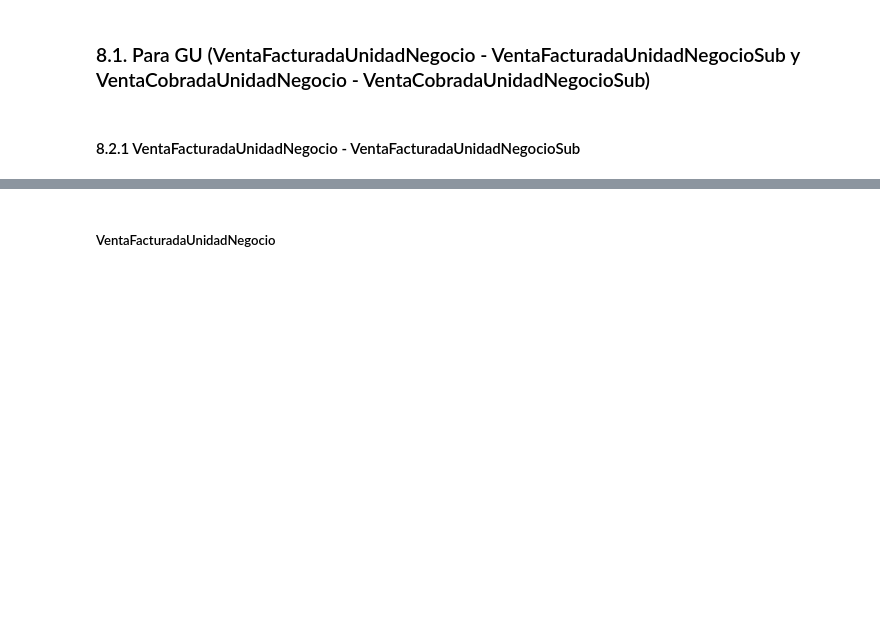
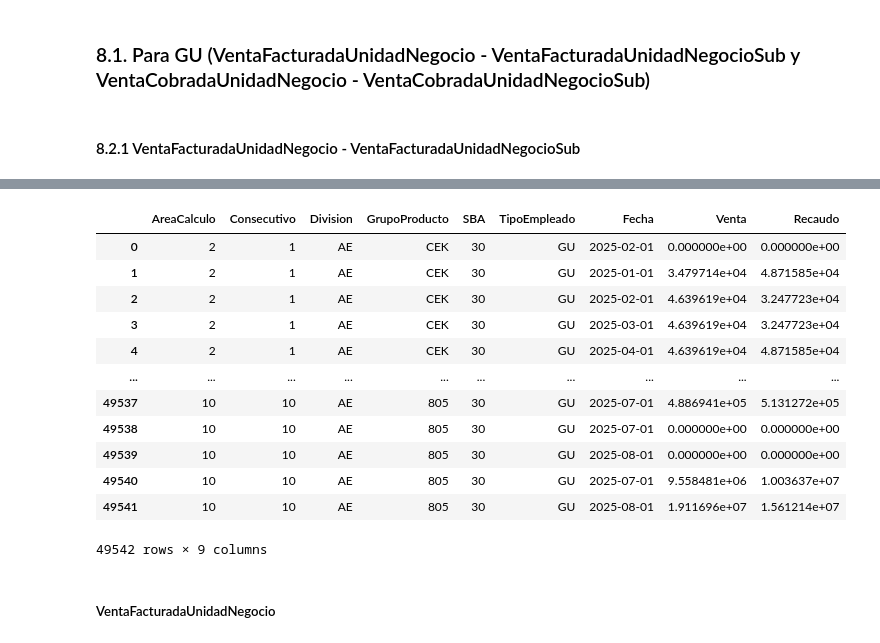
Before and after one commit to Crispelinho/Liquidations-Incentives-Jupyter, a Jupyter notebook: 1. Cálculo Variables Liquidaciones (Nueva Parrilla - 2024).ipynb, the cells around one changed output, grey strips where cells are left out. Saved outputs shown, nothing was run; the diff lists cells and outputs as text; code cells hidden in the pictures; blank space fills up the shorter version.

```diff
--- a/1. Cálculo Variables Liquidaciones (Nueva Parrilla - 2024).ipynb
+++ b/1. Cálculo Variables Liquidaciones (Nueva Parrilla - 2024).ipynb
@@ -1034,3 +1557,19 @@ venta_recaudo_presupuesto_original_gu_presupuesto = area_calculo_sba_completo_gu
+# %%
+venta_recaudo_presupuesto_original_gu_presupuesto
+# %% [output]
+|  | AreaCalculo | Consecutivo | Division | GrupoProducto | SBA | TipoEmpleado | Fecha | Venta | Recaudo |
+| 0 | 2 | 1 | AE | CEK | 30 | GU | 2025-02-01 | 0.000000e+00 | 0.000000e+00 |
+| 1 | 2 | 1 | AE | CEK | 30 | GU | 2025-01-01 | 3.479714e+04 | 4.871585e+04 |
+| 2 | 2 | 1 | AE | CEK | 30 | GU | 2025-02-01 | 4.639619e+04 | 3.247723e+04 |
+| 3 | 2 | 1 | AE | CEK | 30 | GU | 2025-03-01 | 4.639619e+04 | 3.247723e+04 |
+| 4 | 2 | 1 | AE | CEK | 30 | GU | 2025-04-01 | 4.639619e+04 | 4.871585e+04 |
+| ... | ... | ... | ... | ... | ... | ... | ... | ... | ... |
+| 49537 | 10 | 10 | AE | 805 | 30 | GU | 2025-07-01 | 4.886941e+05 | 5.131272e+05 |
+| 49538 | 10 | 10 | AE | 805 | 30 | GU | 2025-07-01 | 0.000000e+00 | 0.000000e+00 |
+| 49539 | 10 | 10 | AE | 805 | 30 | GU | 2025-08-01 | 0.000000e+00 | 0.000000e+00 |
+| 49540 | 10 | 10 | AE | 805 | 30 | GU | 2025-07-01 | 9.558481e+06 | 1.003637e+07 |
+| 49541 | 10 | 10 | AE | 805 | 30 | GU | 2025-08-01 | 1.911696e+07 | 1.561214e+07 |
+49542 rows × 9 columns
 # %% [markdown]
 ##### VentaFacturadaUnidadNegocio
 # %%
```
Also changed, not shown: parts of 390 cells of this notebook, 3 other files.
